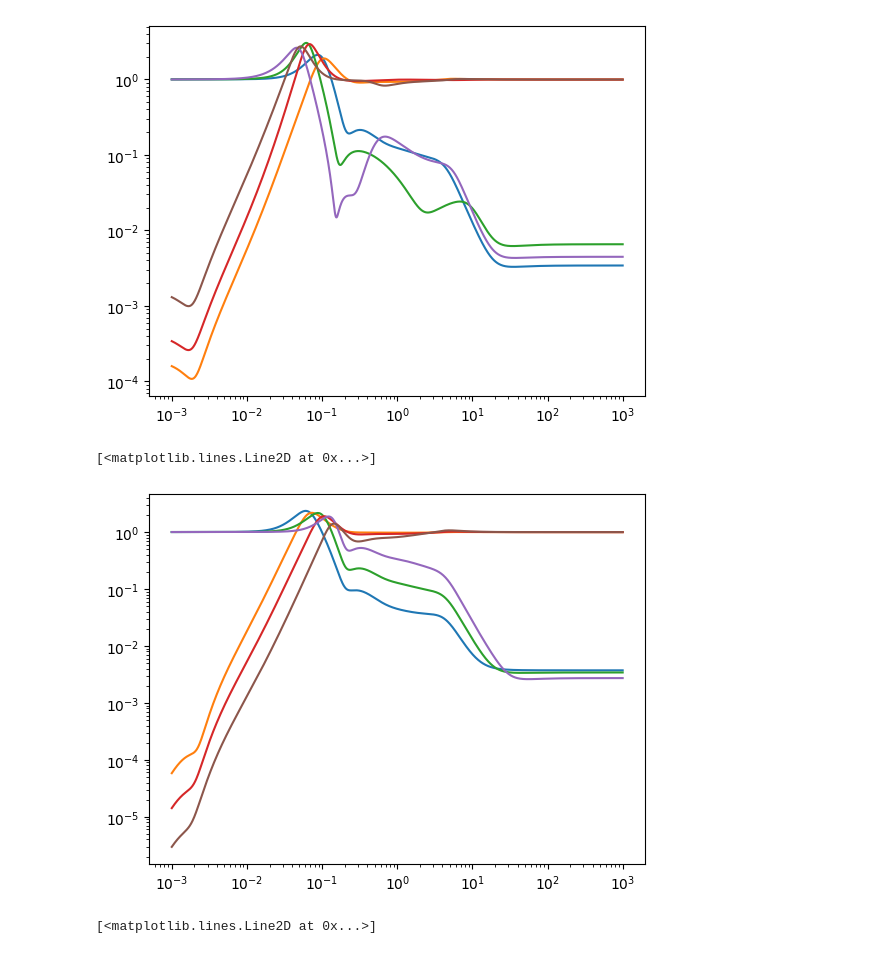
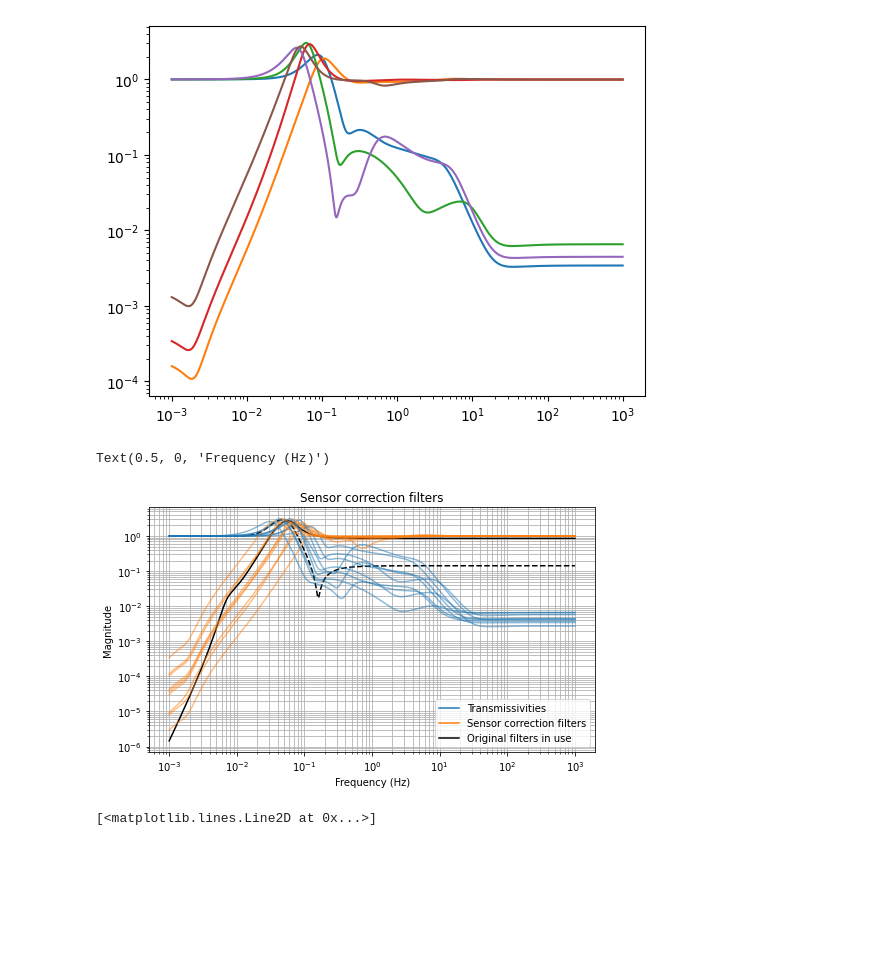
Before and after one commit to terrencetec/seibot, a Jupyter notebook: notebook/optimize_sensor_correction_filters.ipynb, the cells around one changed output. Drawn from its saved outputs; the diff is of its cells as text; code cells hidden in the pictures; blank space fills up the shorter version.

```diff
--- a/notebook/optimize_sensor_correction_filters.ipynb
+++ b/notebook/optimize_sensor_correction_filters.ipynb
@@ -12,6 +12,12 @@ seismic_high = kontrol.load_transfer_function("noise_models/seismic_high.pkl")
 sts_low = kontrol.load_transfer_function("noise_models/sts_low.pkl")
 sts_mid = kontrol.load_transfer_function("noise_models/sts_mid.pkl")
 sts_high = kontrol.load_transfer_function("noise_models/sts_high.pkl")
+
+h_sc = kontrol.load_transfer_function("../filters/CML_BB_SC.pkl")
+
+s = control.tf("s")
+
+h_sc = h_sc * s
 # %%
 f = np.logspace(-3, 3, 1024)
 # %%
@@ -181,17 +187,50 @@ plt.loglog(f, abs(h_sc_high_mid(1j*2*np.pi*f)))
 [<matplotlib.lines.Line2D at 0x...>]
 [figure]
 # %%
-plt.loglog(f, abs(h_trans_prefilt_low_low(1j*2*np.pi*f)))
-plt.loglog(f, abs(h_sc_prefilt_low_low(1j*2*np.pi*f)))
+plt.figure(figsize=(8, 4.5))
+plt.title("Sensor correction filters")
 
-plt.loglog(f, abs(h_trans_prefilt_low_mid(1j*2*np.pi*f)))
-plt.loglog(f, abs(h_sc_prefilt_low_mid(1j*2*np.pi*f)))
+plt.loglog(f, abs(h_sc(1j*2*np.pi*f)), "k")
+plt.loglog(f, abs((1-h_sc)(1j*2*np.pi*f)), "k--")
 
-plt.loglog(f, abs(h_trans_prefilt_low_high(1j*2*np.pi*f)))
-plt.loglog(f, abs(h_sc_prefilt_low_high(1j*2*np.pi*f)))
+plt.loglog(f, abs(h_trans_prefilt_low_low(1j*2*np.pi*f)), "C0", alpha=0.5)
+plt.loglog(f, abs(h_sc_prefilt_low_low(1j*2*np.pi*f)), "C1", alpha=0.5)
+
+plt.loglog(f, abs(h_trans_prefilt_low_mid(1j*2*np.pi*f)), "C0", alpha=0.5)
+plt.loglog(f, abs(h_sc_prefilt_low_mid(1j*2*np.pi*f)), "C1", alpha=0.5)
+
+plt.loglog(f, abs(h_trans_prefilt_low_high(1j*2*np.pi*f)), "C0", alpha=0.5)
+plt.loglog(f, abs(h_sc_prefilt_low_high(1j*2*np.pi*f)), "C1", alpha=0.5)
+
+plt.loglog(f, abs(h_trans_prefilt_mid_low(1j*2*np.pi*f)), "C0", alpha=0.5)
+plt.loglog(f, abs(h_sc_prefilt_mid_low(1j*2*np.pi*f)), "C1", alpha=0.5)
+
+plt.loglog(f, abs(h_trans_prefilt_mid_mid(1j*2*np.pi*f)), "C0", alpha=0.5)
+plt.loglog(f, abs(h_sc_prefilt_mid_mid(1j*2*np.pi*f)), "C1", alpha=0.5)
+
+plt.loglog(f, abs(h_trans_prefilt_mid_high(1j*2*np.pi*f)), "C0", alpha=0.5)
+plt.loglog(f, abs(h_sc_prefilt_mid_high(1j*2*np.pi*f)), "C1", alpha=0.5)
+
+plt.loglog(f, abs(h_trans_prefilt_high_low(1j*2*np.pi*f)), "C0", alpha=0.5)
+plt.loglog(f, abs(h_sc_prefilt_high_low(1j*2*np.pi*f)), "C1", alpha=0.5)
+
+plt.loglog(f, abs(h_trans_prefilt_high_mid(1j*2*np.pi*f)), "C0", alpha=0.5)
+plt.loglog(f, abs(h_sc_prefilt_high_mid(1j*2*np.pi*f)), "C1", alpha=0.5)
+
+plt.loglog(f, abs(h_trans_prefilt_high_high(1j*2*np.pi*f)), "C0", alpha=0.5)
+plt.loglog(f, abs(h_sc_prefilt_high_high(1j*2*np.pi*f)), "C1", alpha=0.5)
+
+plt.loglog([], [], "C0", label="Transmissivities")
+plt.loglog([], [], "C1", label="Sensor correction filters")
+plt.loglog([], [], "k", label="Original filters in use")
+
+plt.legend(loc=0)
+plt.grid(which="both")
+plt.ylabel("Magnitude")
+plt.xlabel("Frequency (Hz)")
 # %% [output]
-[<matplotlib.lines.Line2D at 0x...>]
+Text(0.5, 0, 'Frequency (Hz)')
-[figure, old version]
+[figure, new version]
 # %%
 plt.loglog(f, abs(h_trans_prefilt_mid_low(1j*2*np.pi*f)))
 plt.loglog(f, abs(h_sc_prefilt_mid_low(1j*2*np.pi*f)))
```
Also changed, not shown: parts of 1 cell of this notebook, 41 other files.
